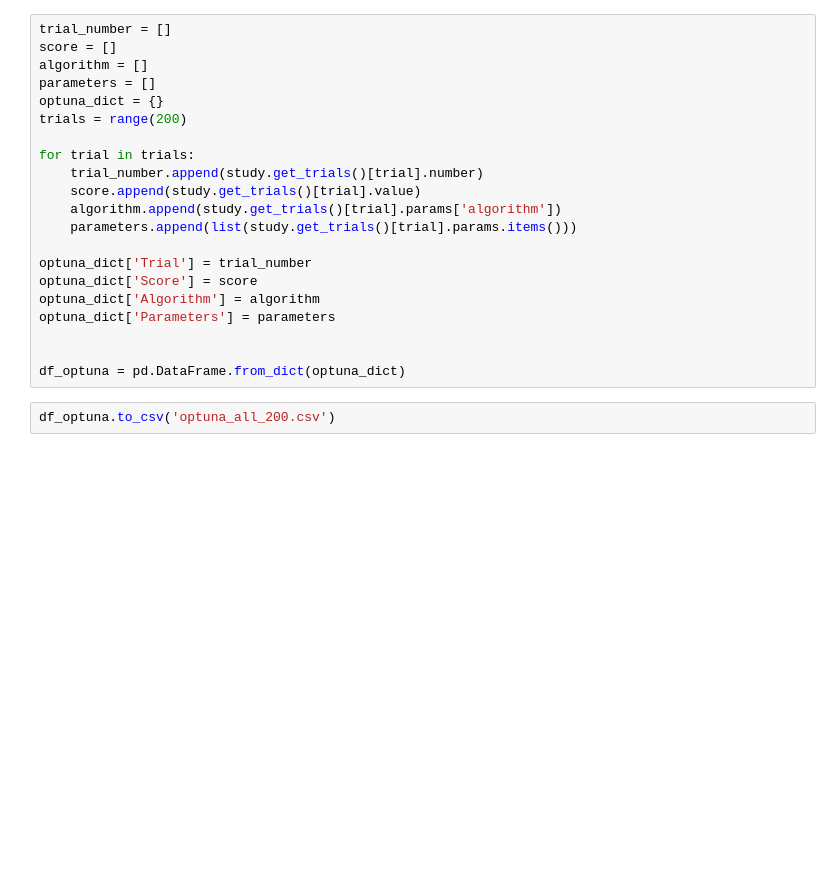
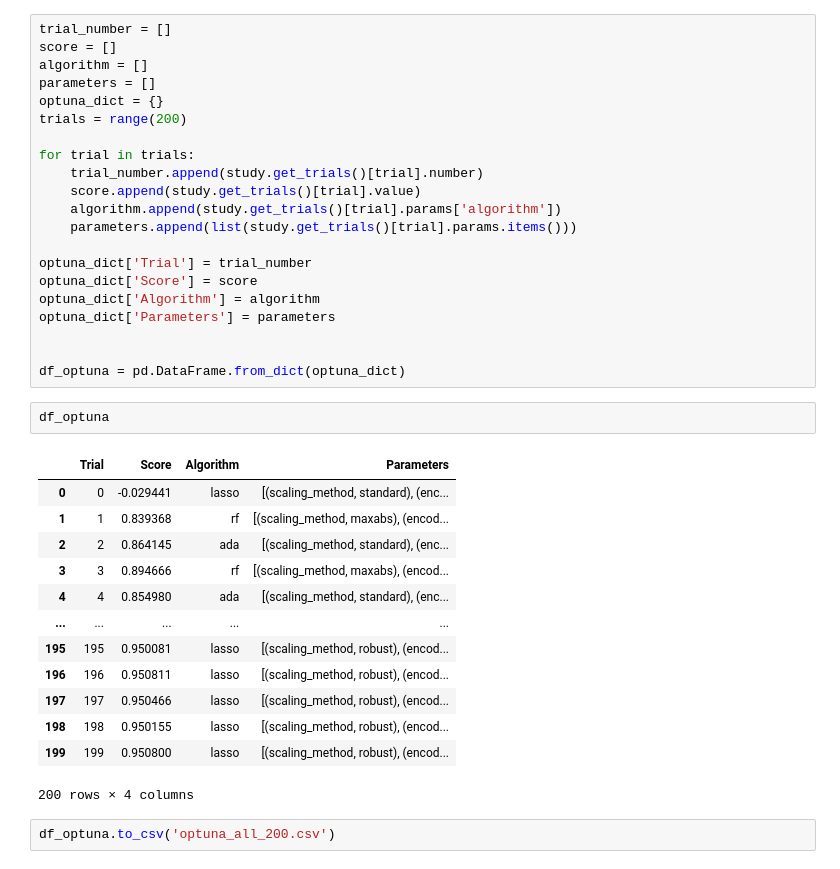
Before and after one commit to Na-ta-lie/Ames-Price-Prediction, a Jupyter notebook: Optuna_script.ipynb, the cells around one changed output. Saved outputs shown, nothing was run; the diff lists cells and outputs as text; blank space fills up the shorter version.

```diff
--- a/Optuna_script.ipynb
+++ b/Optuna_script.ipynb
@@ -318,8 +318,24 @@ optuna_dict['Parameters'] = parameters
 
 
 df_optuna = pd.DataFrame.from_dict(optuna_dict)
-# %%
-df_optuna.to_csv('optuna_all_200.csv')
+# %%
+df_optuna
+# %% [output]
+|  | Trial | Score | Algorithm | Parameters |
+| 0 | 0 | -0.029441 | lasso | [(scaling_method, standard), (enc... |
+| 1 | 1 | 0.839368 | rf | [(scaling_method, maxabs), (encod... |
+| 2 | 2 | 0.864145 | ada | [(scaling_method, standard), (enc... |
+| 3 | 3 | 0.894666 | rf | [(scaling_method, maxabs), (encod... |
+| 4 | 4 | 0.854980 | ada | [(scaling_method, standard), (enc... |
+| ... | ... | ... | ... | ... |
+| 195 | 195 | 0.950081 | lasso | [(scaling_method, robust), (encod... |
+| 196 | 196 | 0.950811 | lasso | [(scaling_method, robust), (encod... |
+| 197 | 197 | 0.950466 | lasso | [(scaling_method, robust), (encod... |
+| 198 | 198 | 0.950155 | lasso | [(scaling_method, robust), (encod... |
+| 199 | 199 | 0.950800 | lasso | [(scaling_method, robust), (encod... |
+200 rows × 4 columns
+# %%
+df_optuna.to_csv('optuna_all_200.csv')
 # %%
 idx = df_optuna.groupby('Algorithm')['Score'].transform(max) == df_optuna['Score']
 df_optuna[idx]
```
Also changed, not shown: parts of 8 cells of this notebook, 37 other files.
